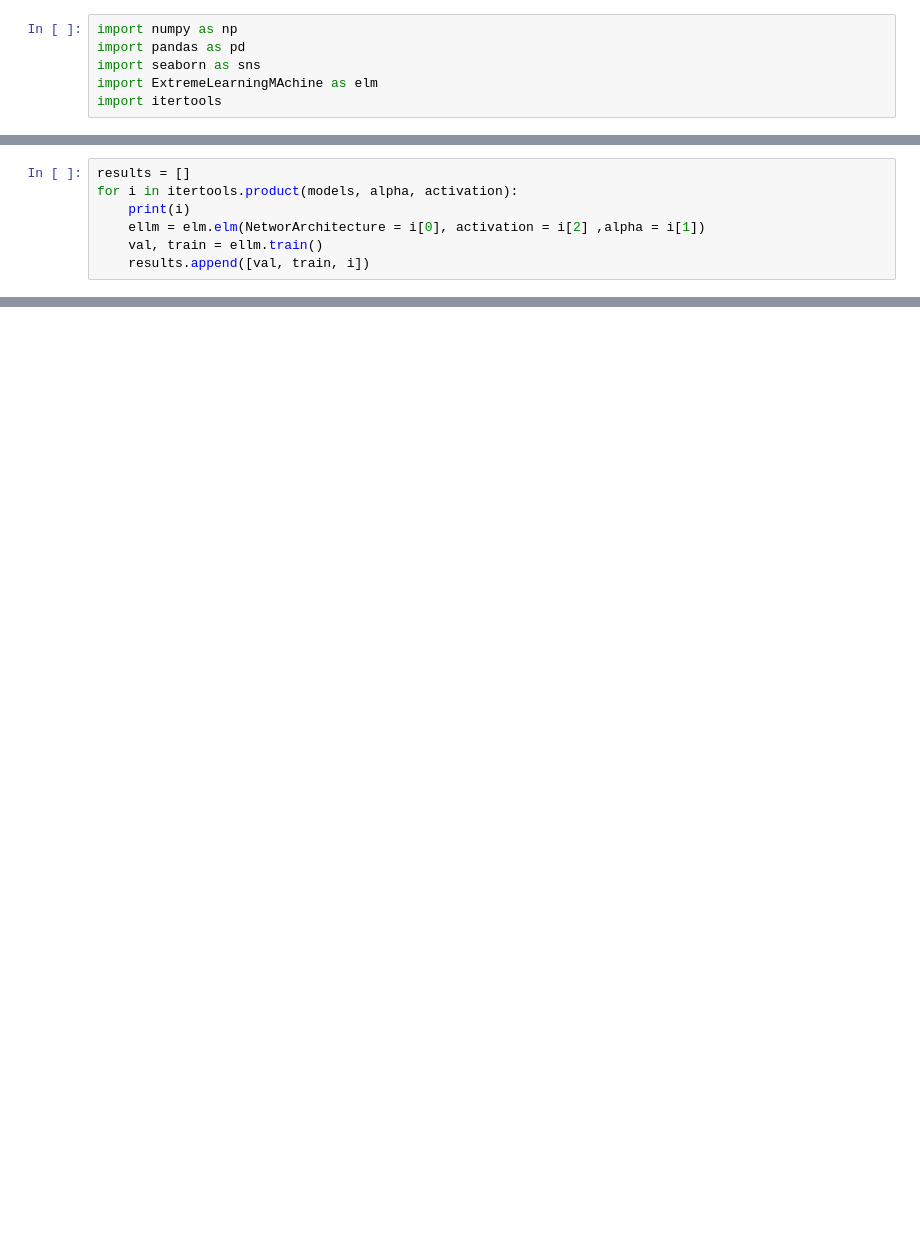
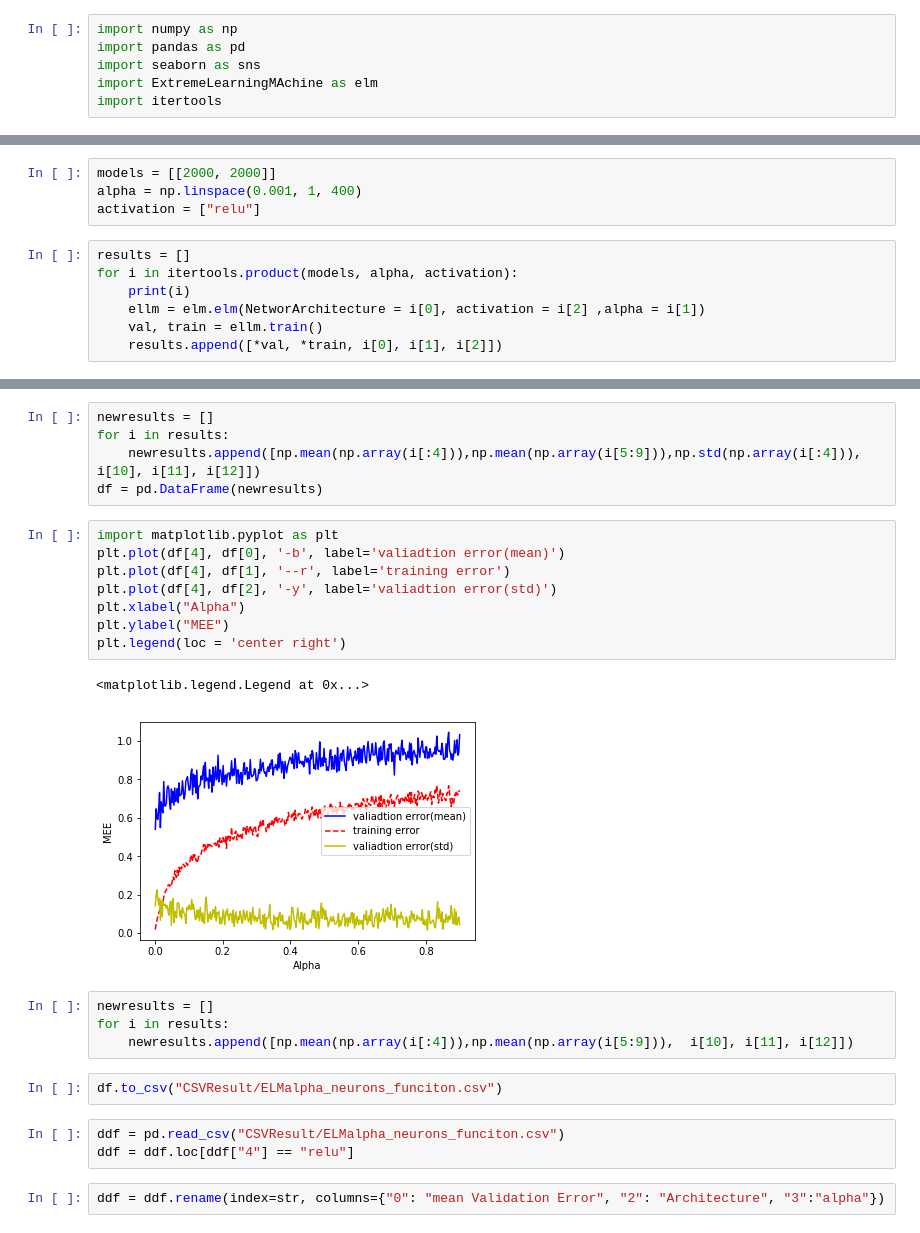
Before and after one commit to MarioBonse/MachineLearningProject, a Jupyter notebook: src/ELMGridsearch.ipynb, the cells around one changed output, grey strips where cells are left out. Saved outputs shown, nothing was run; the diff lists cells and outputs as text; blank space fills up the shorter version.

```diff
--- a/src/ELMGridsearch.ipynb
+++ b/src/ELMGridsearch.ipynb
@@ -12,8 +7,12 @@ activation = ["sigmoid", "relu"]
+# %%
+models = [[2000, 2000]]
+alpha = np.linspace(0.001, 1, 400)
+activation = ["relu"]
 # %%
 results = []
 for i in itertools.product(models, alpha, activation):
     print(i)
     ellm = elm.elm(NetworArchitecture = i[0], activation = i[2] ,alpha = i[1])
     val, train = ellm.train()
-    results.append([val, train, i])
+    results.append([*val, *train, i[0], i[1], i[2]])
 # %% [output]
@@ -78,0 +38,27 @@ Mean training: nan +- nan
+# %%
+newresults = []
+for i in results:
+    newresults.append([np.mean(np.array(i[:4])),np.mean(np.array(i[5:9])),np.std(np.array(i[:4])),  i[10], i[11], i[12]])
+df = pd.DataFrame(newresults)
+# %%
+import matplotlib.pyplot as plt
+plt.plot(df[4], df[0], '-b', label='valiadtion error(mean)')
+plt.plot(df[4], df[1], '--r', label='training error')
+plt.plot(df[4], df[2], '-y', label='valiadtion error(std)')
+plt.xlabel("Alpha")
+plt.ylabel("MEE")
+plt.legend(loc = 'center right')
+# %% [output]
+<matplotlib.legend.Legend at 0x...>
+[figure, added]
+# %%
+newresults = []
+for i in results:
+    newresults.append([np.mean(np.array(i[:4])),np.mean(np.array(i[5:9])),  i[10], i[11], i[12]])
+# %%
+df.to_csv("CSVResult/ELMalpha_neurons_funciton.csv")
+# %%
+ddf = pd.read_csv("CSVResult/ELMalpha_neurons_funciton.csv")
+ddf = ddf.loc[ddf["4"] == "relu"]
+# %%
+ddf = ddf.rename(index=str, columns={"0": "mean Validation Error", "2": "Architecture", "3":"alpha"})
```
Also changed, not shown: parts of 4 cells of this notebook, 10 other files.
